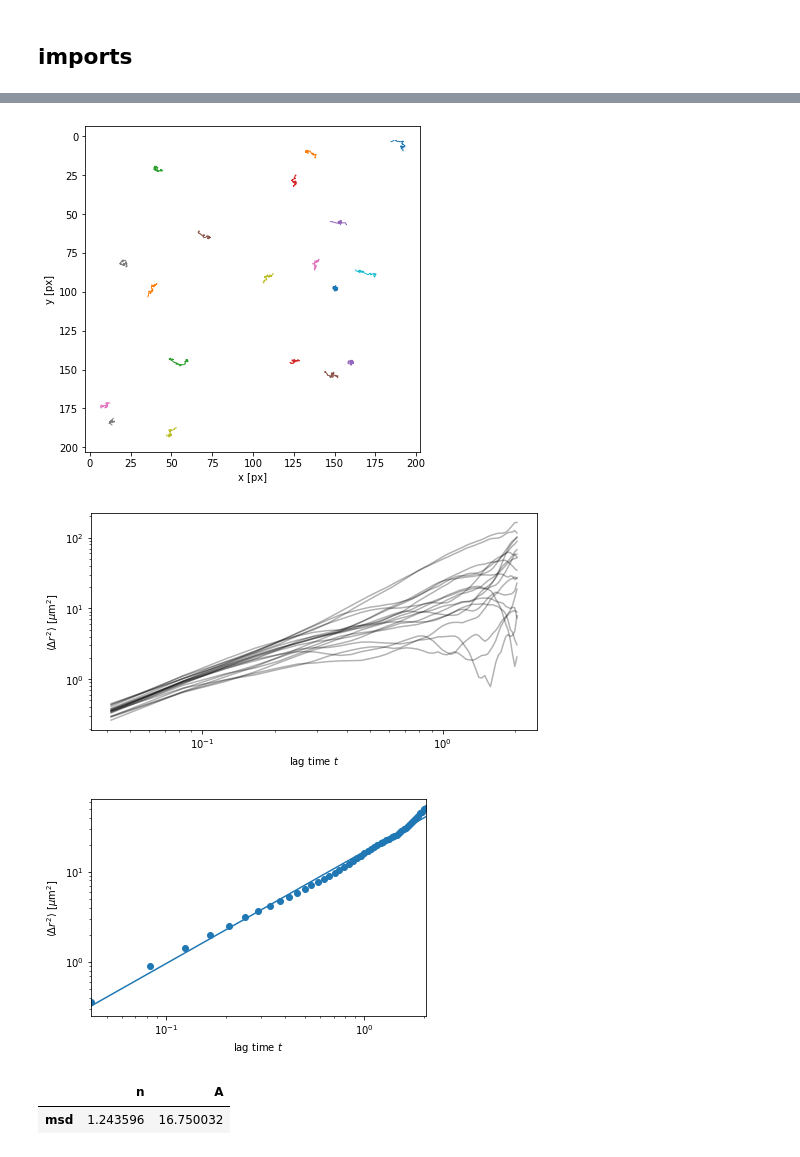
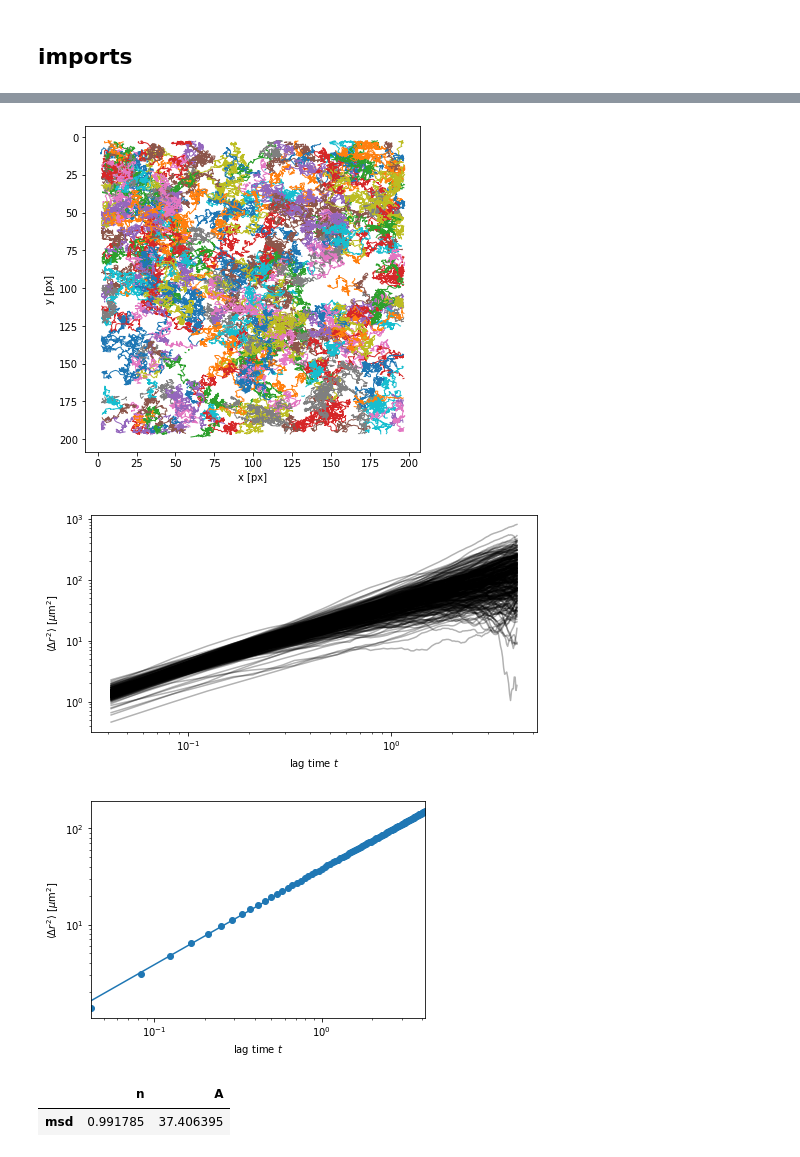
Before and after one commit to luclepot/brownian_motion_analysis, a Jupyter notebook: analysis.ipynb, the cells around one changed output, grey strips where cells are left out. Saved outputs shown, nothing was run; the diff lists cells and outputs as text; code cells hidden in the pictures.

Commit message:
update tracker/analysis with some tests

```diff
--- a/analysis.ipynb
+++ b/analysis.ipynb
@@ -14,0 +15,6 @@ This is entirely using `http://soft-matter.github.io/trackpy/v0.5.0/tutorial/wal
+# %%
+path = 'debug_data/video-1/video-1/*.bmp'
+
+frames = pims.as_grey(pims.open(path))
+# %%
+loc = tp.batch(frames, diameter=11, minmass=100, separation=2)
@@ -14,0 +25,3 @@ This is entirely using `http://soft-matter.github.io/trackpy/v0.5.0/tutorial/wal
+# %%
+link = tp.link(loc, 5, memory=10)
+# tp.annotate(loc[loc.frame == 0], frames[0])
@@ -14,0 +30,7 @@ This is entirely using `http://soft-matter.github.io/trackpy/v0.5.0/tutorial/wal
+# %%
+drift = tp.compute_drift(link)
+# link = tp.subtract_drift(link, drift=drift)
+link = tp.filter_stubs(link)
+
+i = 100
+tp.annotate(link[link.frame==i], frames[i])
@@ -15,21 +45,21 @@ This is entirely using `http://soft-matter.github.io/trackpy/v0.5.0/tutorial/wal
 # %%
-# replace with your own
-data_path = 'data_out/2021_Oct_13/06:15:48-PM_50-frames.csv'
+# # replace with your own
+# data_path = 'data_out/2021_Oct_13/06:15:48-PM_50-frames.csv'
 
-tracks = pd.read_csv(data_path)
-stable = tp.subtract_drift(tracks, tp.compute_drift(tracks))
+# tracks = pd.read_csv(data_path)
+# stable = tp.subtract_drift(tracks, tp.compute_drift(tracks))
 
 fig,ax = plt.subplots(figsize=(6,6))
-tp.plot_traj(stable)
+tp.plot_traj(link)
 ax.set_aspect('equal')
 plt.show()
 # %% [output]
-[figure, old version]
+[figure, new version]
 # %%
 microns_per_pixel = 1
 frames_per_second = 24
 
-mean_square_disp = tp.imsd(stable, microns_per_pixel, frames_per_second)
+mean_square_disp = tp.imsd(link, microns_per_pixel, frames_per_second)
 fig,ax = plt.subplots(figsize=(8,4))
 ax.plot(mean_square_disp.index, mean_square_disp, 'k-', alpha=.3)
 ax.set(ylabel=r'$\langle \Delta r^2 \rangle$ [$\mu$m$^2$]',
@@ -37,9 +67,9 @@ ax.set(ylabel=r'$\langle \Delta r^2 \rangle$ [$\mu$m$^2$]',
 ax.set_yscale('log')
 ax.set_xscale('log')
 # %% [output]
-[figure, old version]
+[figure, new version]
 # %%
-em = tp.emsd(stable, microns_per_pixel, frames_per_second)
+em = tp.emsd(link, microns_per_pixel, frames_per_second)
 
 fig, ax = plt.subplots()
 # ax.plot(em.index, em, 'o')
@@ -50,6 +80,6 @@ ax.set(ylabel=r'$\langle \Delta r^2 \rangle$ [$\mu$m$^2$]',
 
 tp.utils.fit_powerlaw(em)
 # %% [output]
-[figure, old version]
+[figure, new version]
 |  | n | A |
-| msd | 1.243596 | 16.750032 |
+| msd | 0.991785 | 37.406395 |
```
Also changed, not shown: parts of 5 cells of this notebook, 1 other file.
